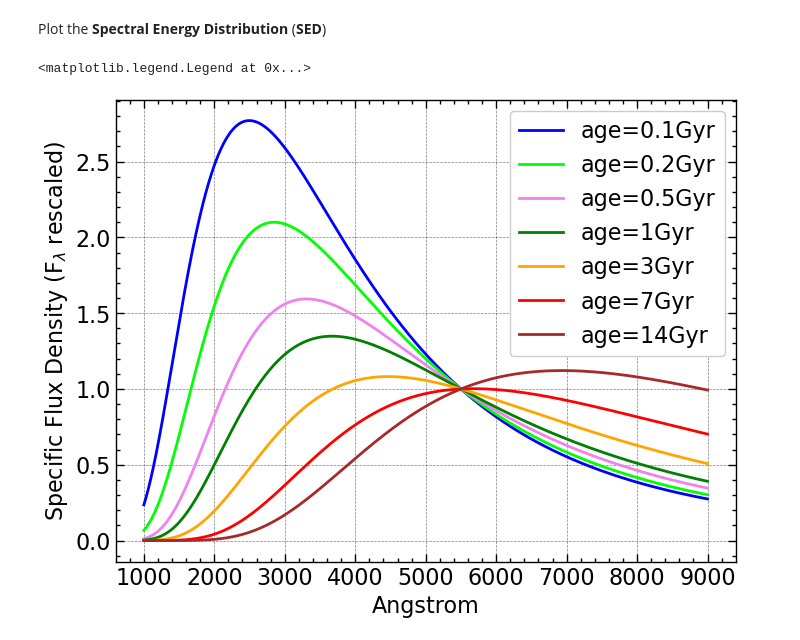
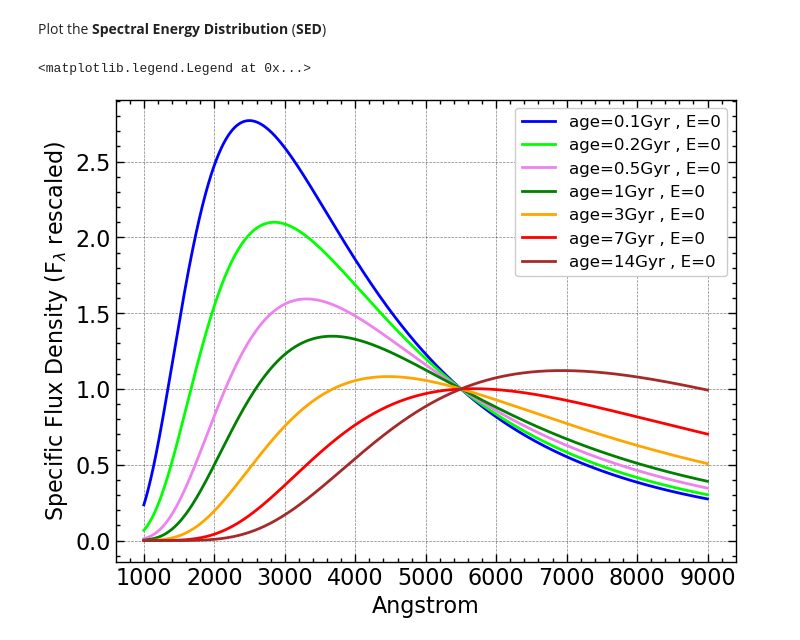
Before and after one commit to M-Bianchi/Laboratory_of_Data_Analysis, a Jupyter notebook: Lecture2.ipynb, the cells around one changed output. Cells and saved outputs as stored; diff of their text form; code cells hidden in the pictures.

```diff
--- a/Lecture2.ipynb
+++ b/Lecture2.ipynb
@@ -36,7 +36,7 @@ def SSP(wav, SSP_age):
     # Initialize a null flux-array of type BlackBody by setting 'scale=0'
     totflux = BlackBody(temperature=1000*u.K, scale=0.*u.erg/(u.cm**2*u.AA*u.s*u.sr))(wav)
 
-    for i in tqdm(range(len(masses))):
+    for i in range(len(masses)):
         # Compute the luminosity of the star in solar luminosities
         L = masses[i]**3.5
 
@@ -64,29 +64,38 @@ def SSP(wav, SSP_age):
             totflux = totflux + imf*L*bb(wav)/bb.bolometric_flux.value
 
     return totflux
+# %%
+def dust_att_k(wav):
+    wav_um = wav/u.um
+    k1 = 2.659*(-2.156+1.509/wav_um-0.198/(wav_um**2)+0.011/(wav_um**3))+4.05
+    k2 = 2.659*(-1.857+1.040/wav_um)+4.03
+    k = np.where(wav_um<=0.63, k1, k2)
+    return k
 # %% [markdown]
 Plot the **Spectral Energy Distribution** (**SED**)
 # %%
-def plotSSP(wav, SSP_age, normwav=5500*u.AA, lstyle="-", col="blue"):
+def plotSSP(wav, E, SSP_age, normwav=5500*u.AA, lstyle="-", col="blue"):
     totflux = SSP(wav, SSP_age)
 
+    totflux_obs = totflux*10**(-0.4*dust_att_k(wav)*E)#missing
+
     # Normalize at 5500AA
-    totflux_norm = totflux/totflux[wav==normwav]
+    totflux_norm = totflux_obs/totflux_obs[wav==normwav]
 
-    plt.plot(wav, totflux_norm, label="age="+str(SSP_age) +"Gyr", linestyle=lstyle, color=col)
+    plt.plot(wav, totflux_norm, label="age="+str(SSP_age)+"Gyr , E="+str(E), linestyle=lstyle, color=col)
     return
 # %%
-plotSSP(wav, SSP_age=0.1, col="blue")
-plotSSP(wav, SSP_age=0.2, col="lime")
-plotSSP(wav, SSP_age=0.5, col="violet")
-plotSSP(wav, SSP_age=1, col="green")
-plotSSP(wav, SSP_age=3, col="orange")
-plotSSP(wav, SSP_age=7, col="red")
-plotSSP(wav, SSP_age=14, col="brown")
+plotSSP(wav, E=0, SSP_age=0.1, col="blue")
+plotSSP(wav, E=0, SSP_age=0.2, col="lime")
+plotSSP(wav, E=0, SSP_age=0.5, col="violet")
+plotSSP(wav, E=0, SSP_age=1, col="green")
+plotSSP(wav, E=0, SSP_age=3, col="orange")
+plotSSP(wav, E=0, SSP_age=7, col="red")
+plotSSP(wav, E=0, SSP_age=14, col="brown")
 
 plt.xlabel( "Angstrom" )
 plt.ylabel( "Specific Flux Density (F$_{\lambda}$ rescaled)" )
-plt.legend (loc="upper right" )
+plt.legend(fontsize=12)
 # %% [output]
 <matplotlib.legend.Legend at 0x...>
-[figure, old version]
+[figure, new version]
```
Also changed, not shown: parts of 2 cells of this notebook, 1 other file.
